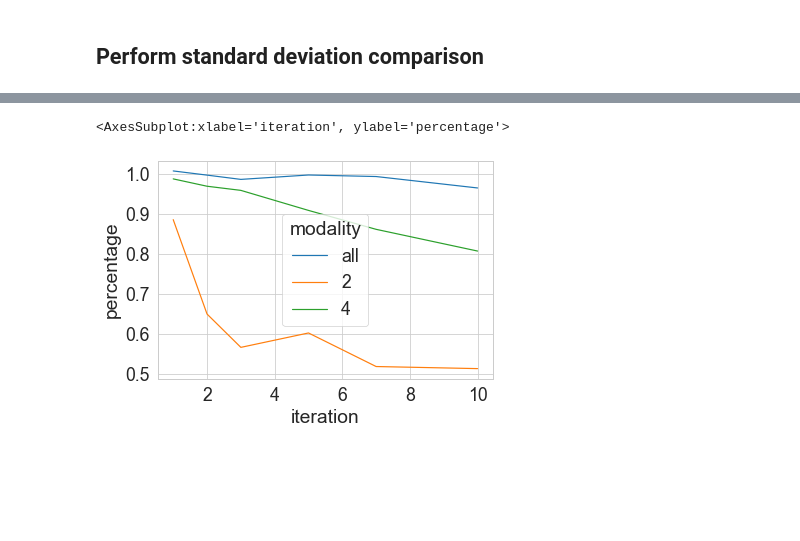
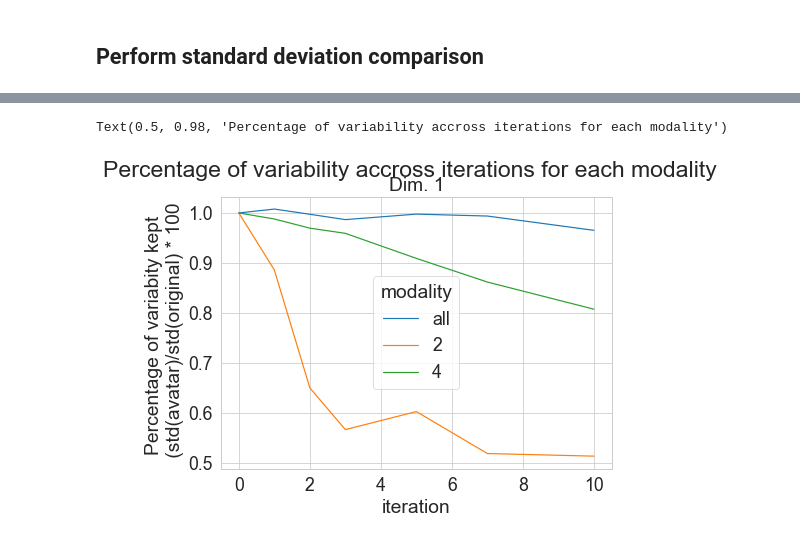
Before and after one commit to octopize/avatar-paper, a Jupyter notebook: notebooks/final_figure/2.Iteration_WBCD.ipynb, the cells around one changed output, grey strips where cells are left out. Drawn from its saved outputs; the diff is of its cells as text; code cells hidden in the pictures; blank space fills up the shorter version.

```diff
--- a/notebooks/final_figure/2.Iteration_WBCD.ipynb
+++ b/notebooks/final_figure/2.Iteration_WBCD.ipynb
@@ -264,6 +270,13 @@ results.head(7)
-# %%
-sns.lineplot(data=results[results["dimension"] == "Dim. 1"], x="iteration", y="percentage", hue="modality")
-# %% [output]
-<AxesSubplot:xlabel='iteration', ylabel='percentage'>
-[figure, removed]
+# %%
+
+fig, ax = plt.subplots(figsize=(7,5))
+sns.lineplot(data=results[results["dimension"] == "Dim. 1"], x="iteration", y="percentage", hue="modality")
+ax.set(
+    title='Dim. 1'
+    )
+ax.set_ylabel('Percentage of variabity kept \n (std(avatar)/std(original) * 100')
+fig.suptitle('Percentage of variability accross iterations for each modality')
+# %% [output]
+Text(0.5, 0.98, 'Percentage of variability accross iterations for each modality')
+[figure, added]
 # %%
```
Also changed, not shown: parts of 6 cells of this notebook, 1 other file.
